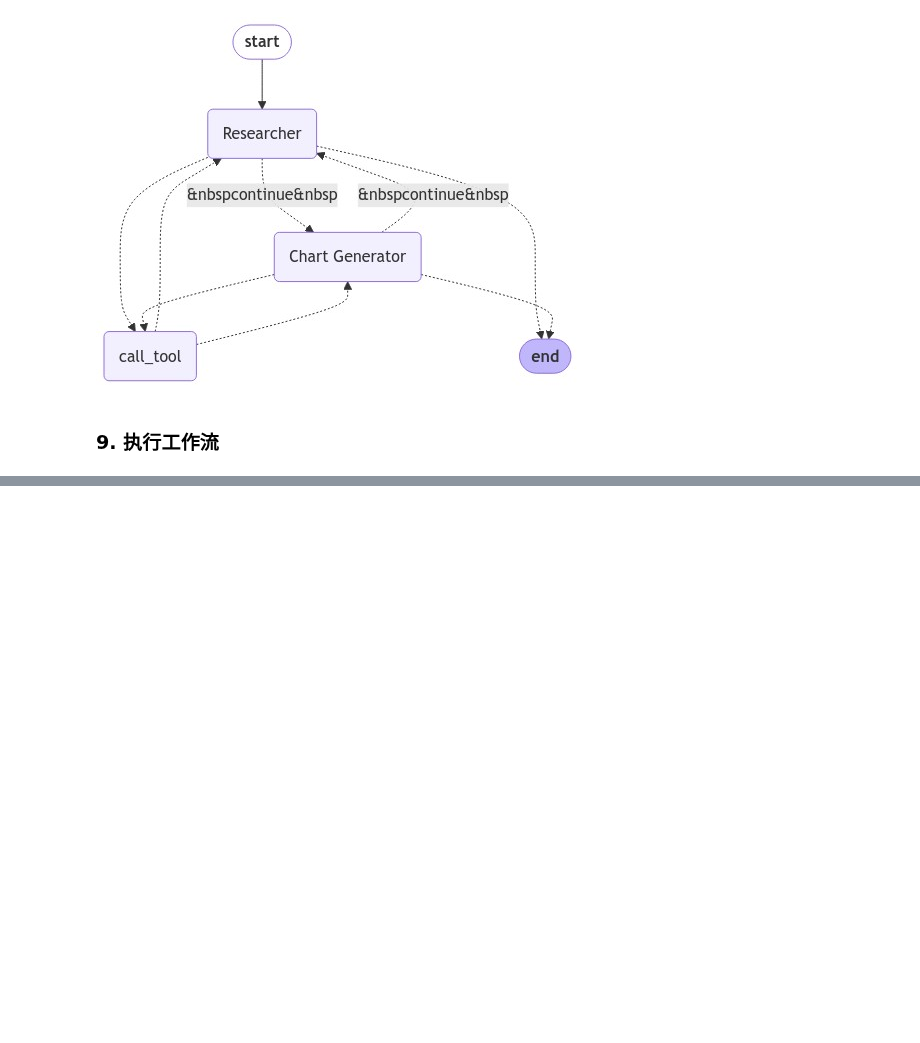
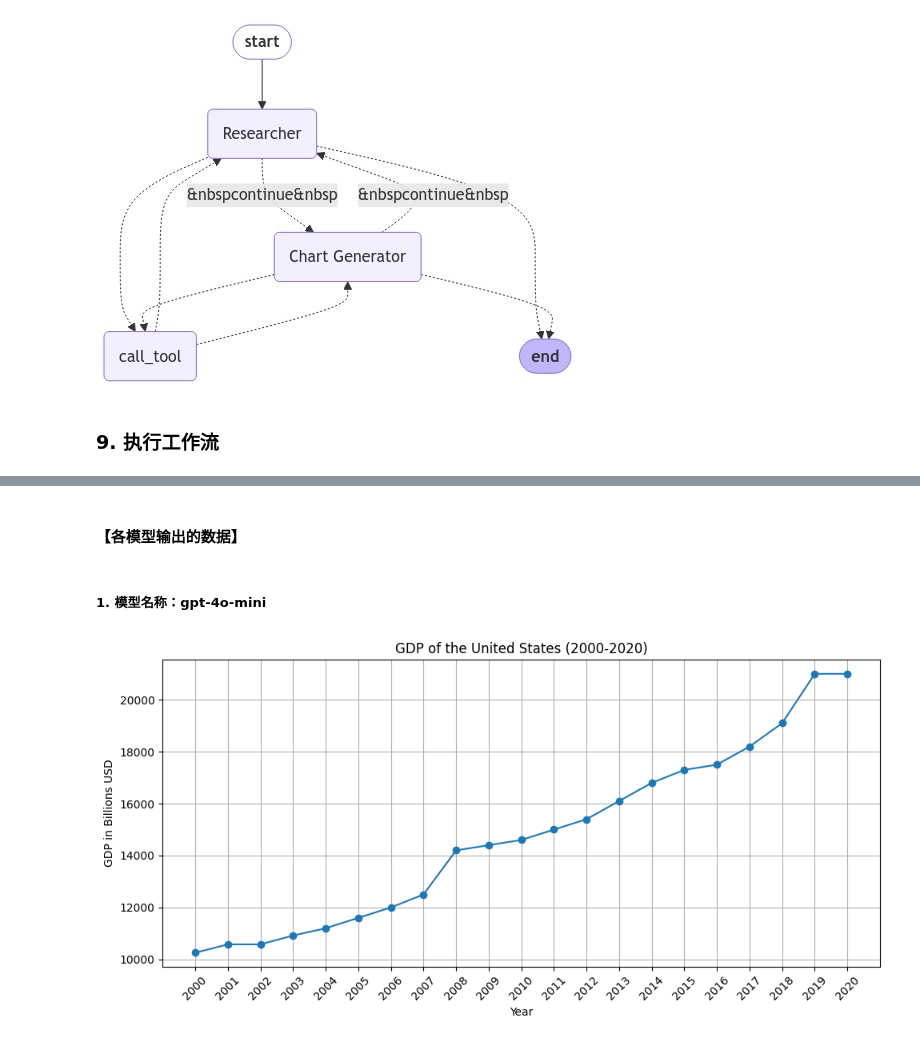
Before and after one commit to AI-student2024/openai-quickstart, a Jupyter notebook: langchain/langgraph/hw01-multi_agents.ipynb, the cells around one changed output, grey strips where cells are left out. Drawn from its saved outputs; the diff is of its cells as text; code cells hidden in the pictures; blank space fills up the shorter version.

```diff
--- a/langchain/langgraph/hw01-multi_agents.ipynb
+++ b/langchain/langgraph/hw01-multi_agents.ipynb
@@ -337,0 +437,31 @@ FINAL ANSWER: ![](https://tavily-output.s3.amazonaws.com/0428/151224_20240428142
+# %% [markdown]
+#### **【各模型输出的数据】**
+# %% [markdown]
+##### **1. 模型名称：gpt-4o-mini**
+# %%
+import matplotlib.pyplot as plt
+
+# Data
+years = list(range(2000, 2021))
+gdp_values = [
+    10256.0, 10580.0, 10580.0, 10920.0, 11200.0,
+    11600.0, 12000.0, 12500.0, 14200.0, 14400.0,
+    14600.0, 15000.0, 15400.0, 16100.0, 16800.0,
+    17300.0, 17500.0, 18200.0, 19100.0, 21000.0,
+    21000.0
+]
+
+# Plotting
+plt.figure(figsize=(10, 5))
+plt.plot(years, gdp_values, marker='o')
+plt.title('GDP of the United States (2000-2020)')
+plt.xlabel('Year')
+plt.ylabel('GDP in Billions USD')
+plt.xticks(years, rotation=45)
+plt.grid()
+plt.tight_layout()
+
+# Show the plot
+plt.show()
+# %% [output]
+[figure, added]
```
Also changed, not shown: parts of 18 cells of this notebook, 1 other file.
